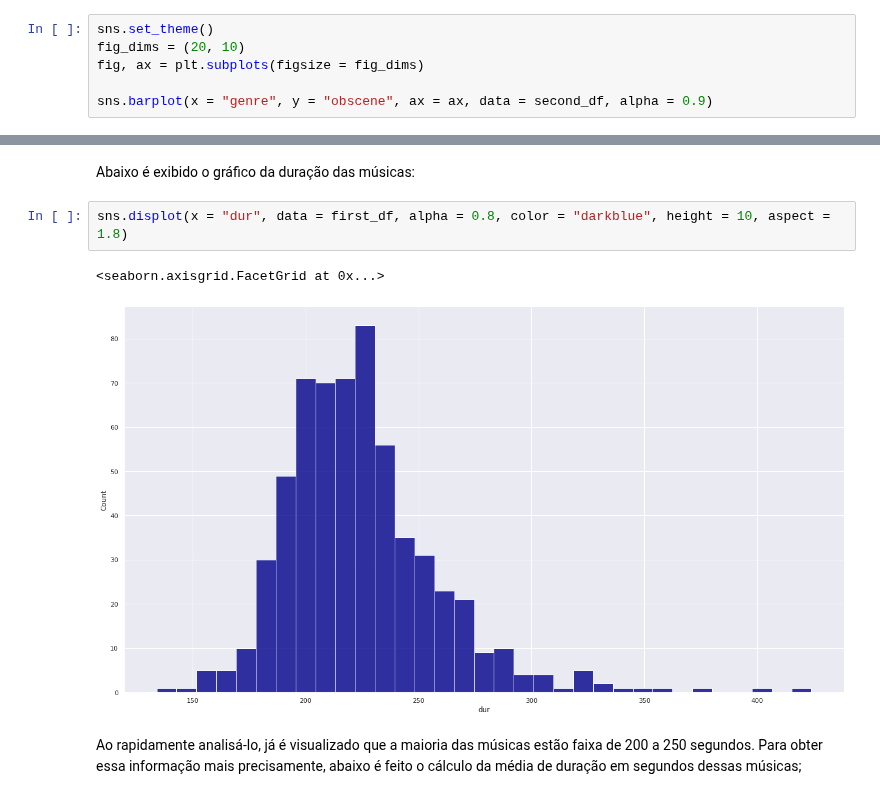
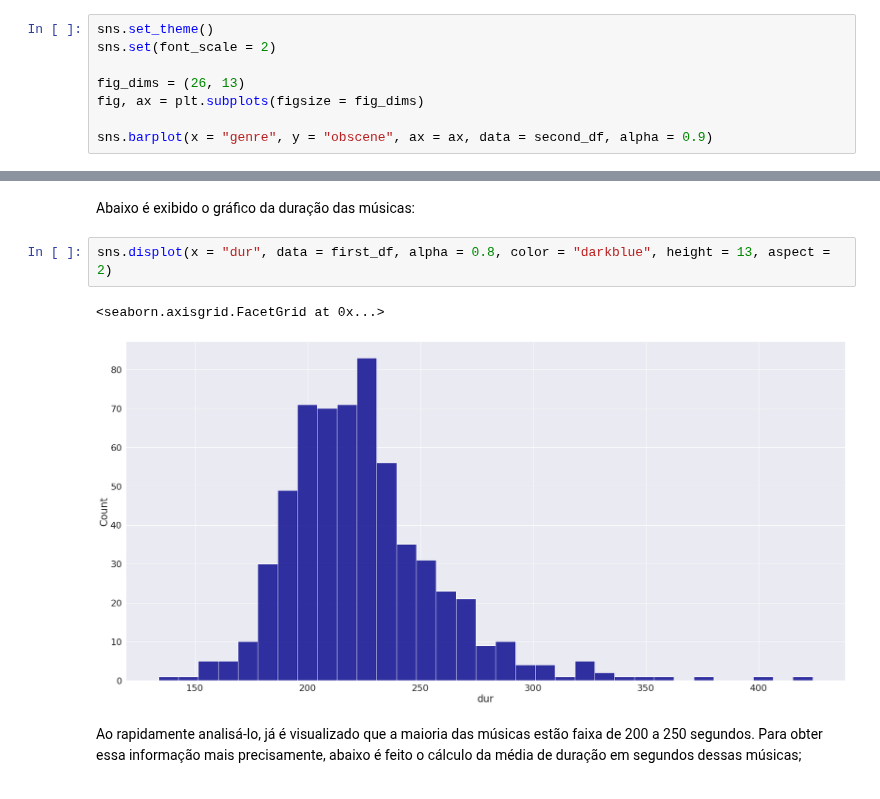
Before and after one commit to viniciusolzon/Music_Analysis, a Jupyter notebook: final_project.ipynb, the cells around one changed output, grey strips where cells are left out. Cells and saved outputs as stored; diff of their text form.

```diff
--- a/final_project.ipynb
+++ b/final_project.ipynb
@@ -417,7 +417,9 @@ Para conseguir essa informação, vamos observar o grau de obscenidade de cada m
 Abaixo, temos um gráfico demonstrando qual é o gênero com o maior índice de obscenidade, ao observá-lo abaixo, fica claro que o gênero musical mais obsceno é o hip-hop. Sobre isso, existe uma possível dúvida: "Será que a maior incidência no grau de obscenidade das músicas aponta para o Hip Hop só porquê existem mais músicas desse gênero musical nos conjuntos de dados?".
 # %%
 sns.set_theme()
-fig_dims = (20, 10)
+sns.set(font_scale = 2)
+
+fig_dims = (26, 13)
 fig, ax = plt.subplots(figsize = fig_dims)
 
 sns.barplot(x = "genre", y = "obscene", ax = ax, data = second_df, alpha = 0.9)
@@ -535,10 +540,10 @@ Antes de tudo, é importante ter em mente que para analisar a duração das mús
 # %% [markdown]
 Abaixo é exibido o gráfico da duração das músicas:
 # %%
-sns.displot(x = "dur", data = first_df, alpha = 0.8, color = "darkblue", height = 10, aspect = 1.8)
+sns.displot(x = "dur", data = first_df, alpha = 0.8, color = "darkblue", height = 13, aspect = 2)
 # %% [output]
 <seaborn.axisgrid.FacetGrid at 0x...>
-[figure, old version]
+[figure, new version]
 # %% [markdown]
 Ao rapidamente analisá-lo, já é visualizado que a maioria das músicas estão faixa de 200 a 250 segundos. Para obter essa informação mais precisamente, abaixo é feito o cálculo da média de duração em segundos dessas músicas;
 # %%
```
Also changed, not shown: parts of 11 cells of this notebook.
